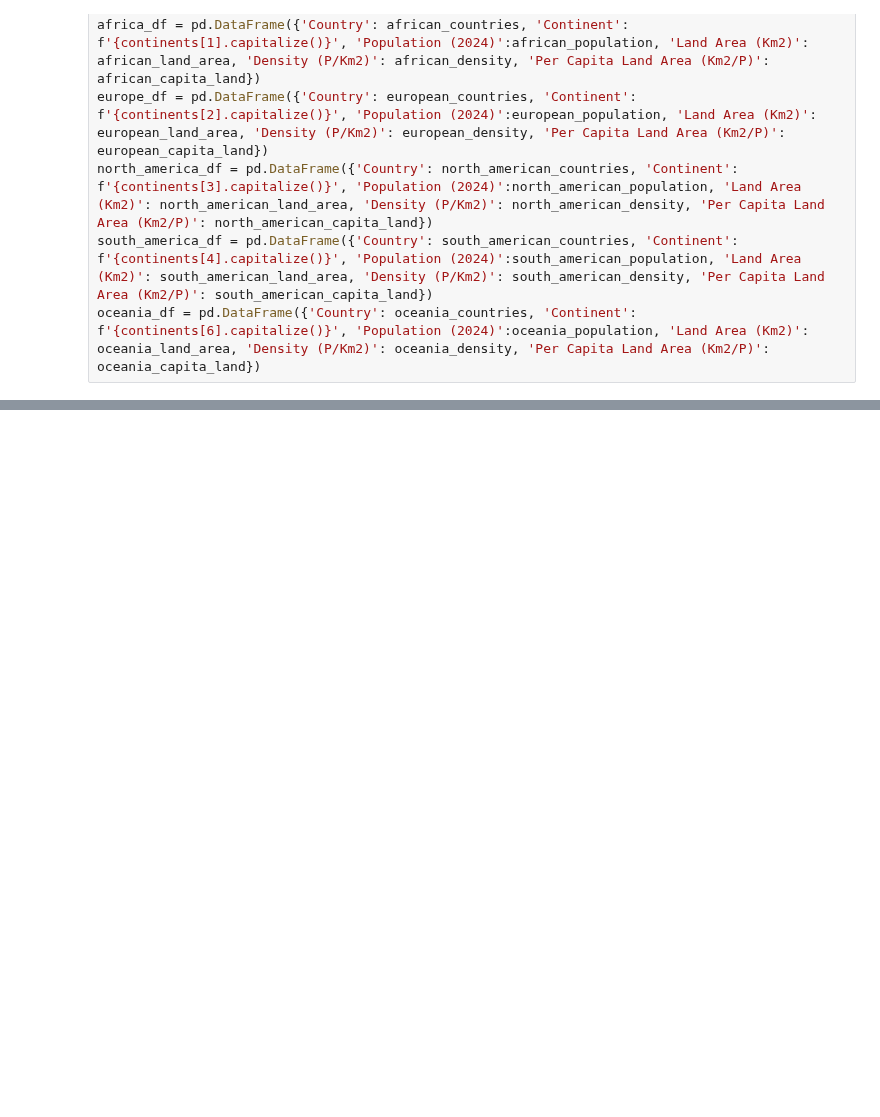
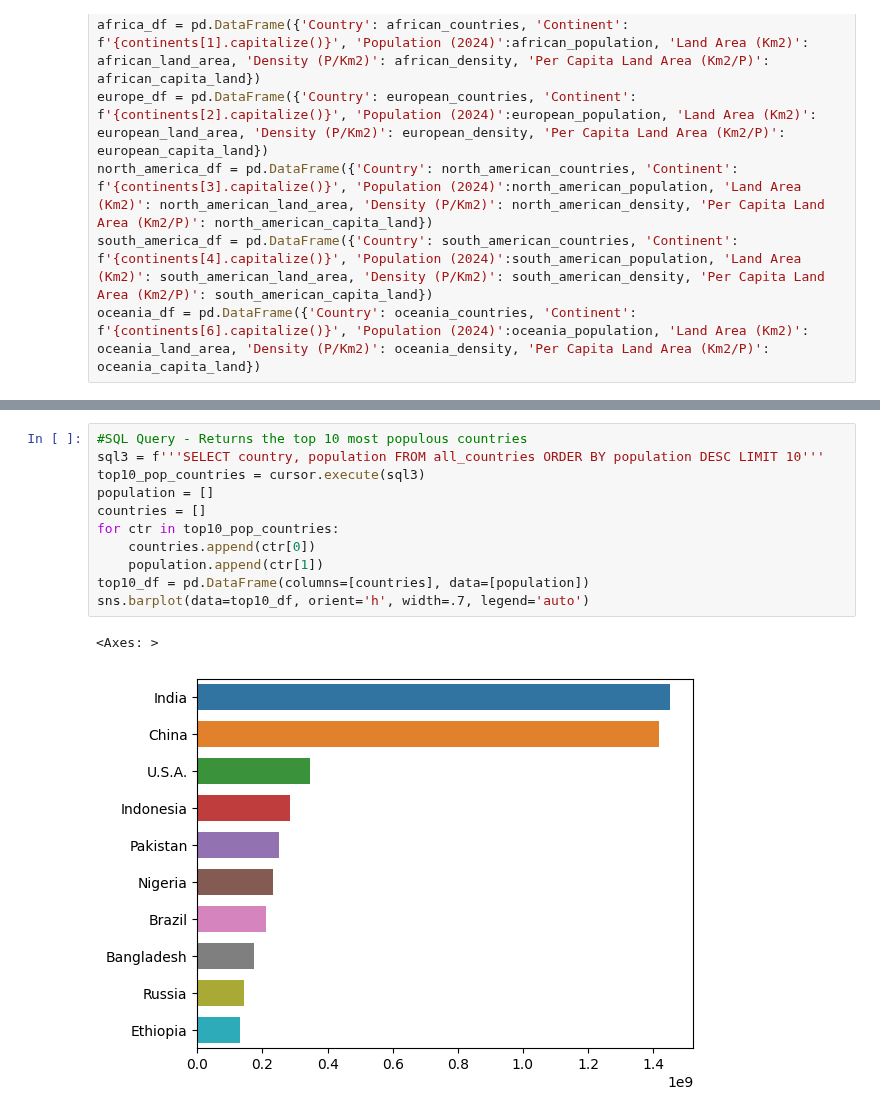
Before and after one commit to AlexDragoi7/DataEngineering-Countries_Data, a Jupyter notebook: data.ipynb, the cells around one changed output, grey strips where cells are left out. Saved outputs shown, nothing was run; the diff lists cells and outputs as text; blank space fills up the shorter version.

```diff
--- a/data.ipynb
+++ b/data.ipynb
@@ -234,0 +279,14 @@ all_countries_df
+# %%
+#SQL Query - Returns the top 10 most populous countries
+sql3 = f'''SELECT country, population FROM all_countries ORDER BY population DESC LIMIT 10'''
+top10_pop_countries = cursor.execute(sql3)
+population = []
+countries = []
+for ctr in top10_pop_countries:
+    countries.append(ctr[0])
+    population.append(ctr[1])
+top10_df = pd.DataFrame(columns=[countries], data=[population])
+sns.barplot(data=top10_df, orient='h', width=.7, legend='auto')
+# %% [output]
+<Axes: >
+[figure, added]
```
Also changed, not shown: parts of 12 cells of this notebook, 4 other files.
